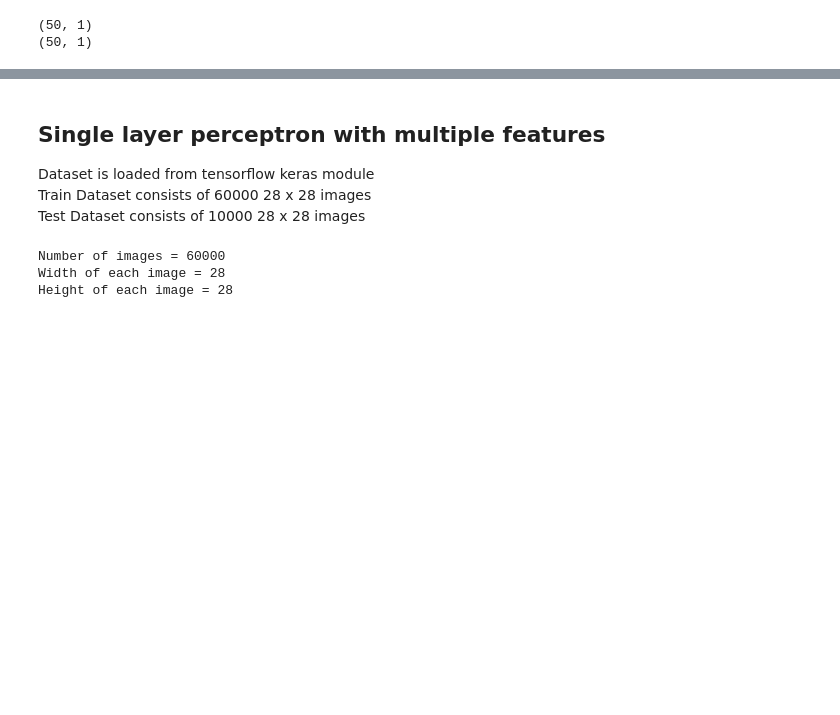
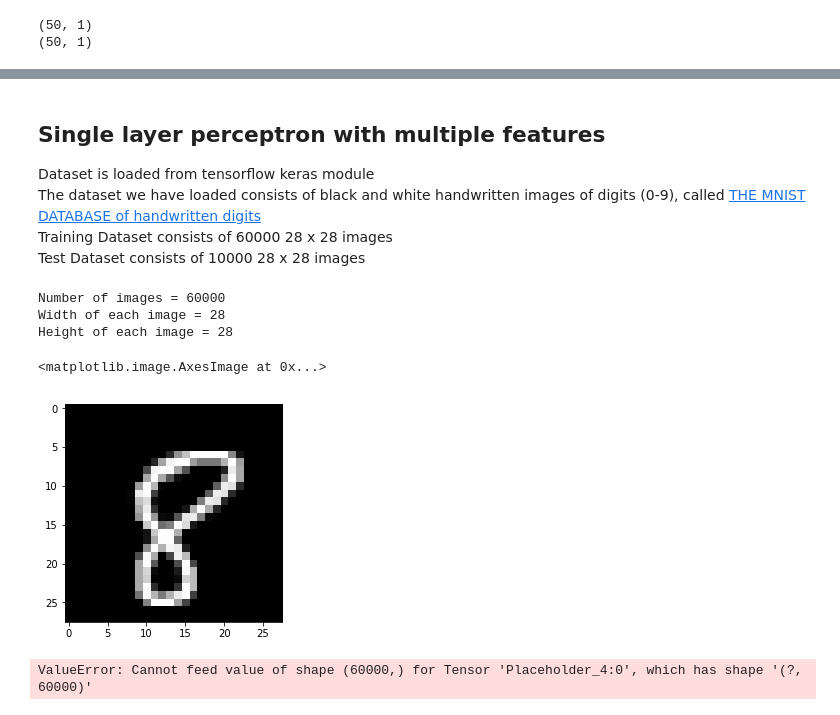
Before and after one commit to vaibagga/TensorflowCSIR, a Jupyter notebook: Coding Session.ipynb, the cells around one changed output, grey strips where cells are left out. Cells and saved outputs as stored; diff of their text form; code cells hidden in the pictures; blank space fills up the shorter version.

```diff
--- a/Coding Session.ipynb
+++ b/Coding Session.ipynb
@@ -187,7 +187,8 @@ print(weights)
 # %% [markdown]
 ## Single layer perceptron with multiple features
 Dataset is loaded from tensorflow keras module <br/>
-Train Dataset consists of 60000 28 x 28 images <br/>
+The dataset we have loaded consists of black and white handwritten images of digits (0-9), called [THE MNIST DATABASE of handwritten digits](http://yann.lecun.com/exdb/mnist/) <br/>
+Training Dataset consists of 60000 28 x 28 images <br/>
 Test Dataset consists of 10000 28 x 28 images <br/>
 # %%
 mnist = tf.keras.datasets.mnist
@@ -201,3 +202,9 @@ print("Number of images = {} \nWidth of each image = {} \nHeight of each image =
 Number of images = 60000
 Width of each image = 28
 Height of each image = 28
+# %%
+## displaying a random image
+plt.imshow(x_train[np.random.choice(num_images), :, :], cmap = 'gray')
+# %% [output]
+<matplotlib.image.AxesImage at 0x...>
+[figure, added]
@@ -204,3 +229,17 @@ Height of each image = 28
+# %%
+%%time
+
+with tf.Session() as sess:
+    sess.run(init)
+    for num_iter in range(2*10**4):
+        _, currentCost = sess.run([optimizer, cost], feed_dict = {slp_X: x_train, slp_y: y_train})
+        if num_iter % 10**3 == 0:
+            costCache.append(currentCost)
+            print("Iteration:{}, Loss = {}".format(num_iter, currentCost))
+    weights["weight"], weights["bias"] = W.eval(), b.eval()
+    plt.plot(costCache)
+# %% [output]
+ValueError: Cannot feed value of shape (60000,) for Tensor 'Placeholder_4:0', which has shape '(?, 60000)'
 # %%
 X = tf.placeholder(dtype = tf.float32, shape = [None, 28, 28])
 y = tf.placeholder(dtype = tf.float32, shape = [None, 10])
```
Also changed, not shown: parts of 9 cells of this notebook.
